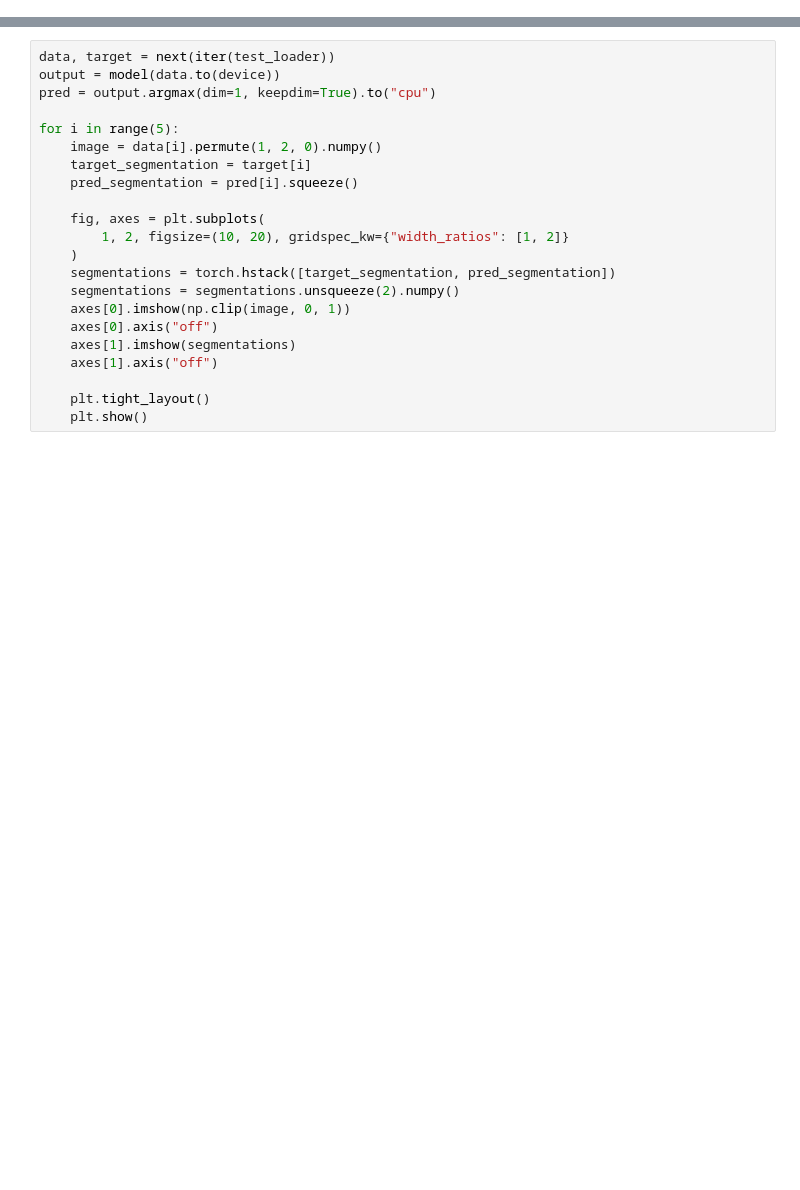
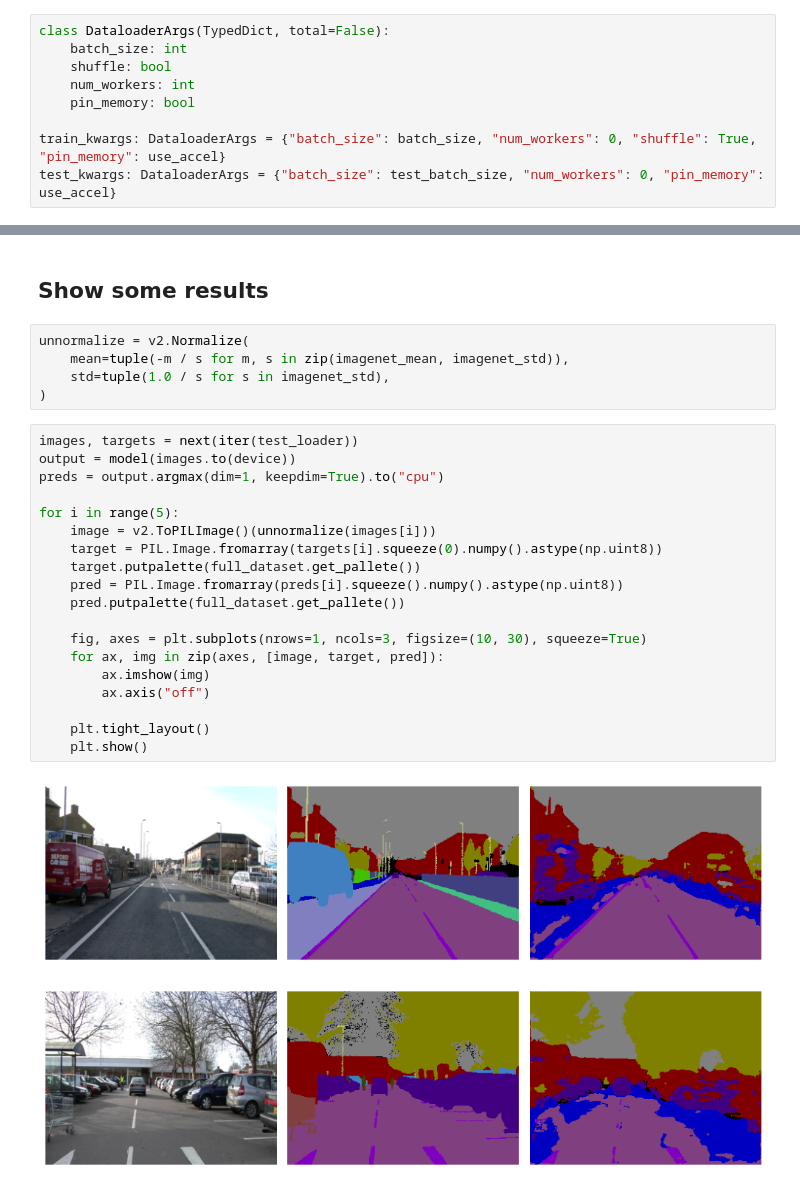
Before and after one commit to mim-ml-teaching/public-dnn-2025-26, a Jupyter notebook: docs/DNN-Lab-7-UNet-in-Pytorch-student-version.ipynb, the cells around one changed output, grey strips where cells are left out. Drawn from its saved outputs; the diff is of its cells as text; blank space fills up the shorter version.

```diff
--- a/docs/DNN-Lab-7-UNet-in-Pytorch-student-version.ipynb
+++ b/docs/DNN-Lab-7-UNet-in-Pytorch-student-version.ipynb
@@ -325,0 +362,9 @@ test_loader = torch.utils.data.DataLoader(test_dataset, **train_kwargs)
+# %%
+class DataloaderArgs(TypedDict, total=False):
+    batch_size: int
+    shuffle: bool
+    num_workers: int
+    pin_memory: bool
+
+train_kwargs: DataloaderArgs = {"batch_size": batch_size, "num_workers": 0, "shuffle": True, "pin_memory": use_accel}
+test_kwargs: DataloaderArgs = {"batch_size": test_batch_size, "num_workers": 0, "pin_memory": use_accel}
@@ -337,22 +445,29 @@ for epoch in range(1, epochs + 1):
+# %% [markdown]
+## Show some results
+# %%
+unnormalize = v2.Normalize(
+    mean=tuple(-m / s for m, s in zip(imagenet_mean, imagenet_std)),
+    std=tuple(1.0 / s for s in imagenet_std),
+)
 # %%
-data, target = next(iter(test_loader))
-output = model(data.to(device))
-pred = output.argmax(dim=1, keepdim=True).to("cpu")
+images, targets = next(iter(test_loader))
+output = model(images.to(device))
+preds = output.argmax(dim=1, keepdim=True).to("cpu")
 
 for i in range(5):
-    image = data[i].permute(1, 2, 0).numpy()
-    target_segmentation = target[i]
-    pred_segmentation = pred[i].squeeze()
+    image = v2.ToPILImage()(unnormalize(images[i]))
+    target = PIL.Image.fromarray(targets[i].squeeze(0).numpy().astype(np.uint8))
+    target.putpalette(full_dataset.get_pallete())
+    pred = PIL.Image.fromarray(preds[i].squeeze().numpy().astype(np.uint8))
+    pred.putpalette(full_dataset.get_pallete())
 
-    fig, axes = plt.subplots(
-        1, 2, figsize=(10, 20), gridspec_kw={"width_ratios": [1, 2]}
-    )
-    segmentations = torch.hstack([target_segmentation, pred_segmentation])
-    segmentations = segmentations.unsqueeze(2).numpy()
-    axes[0].imshow(np.clip(image, 0, 1))
-    axes[0].axis("off")
-    axes[1].imshow(segmentations)
-    axes[1].axis("off")
+    fig, axes = plt.subplots(nrows=1, ncols=3, figsize=(10, 30), squeeze=True)
+    for ax, img in zip(axes, [image, target, pred]):
+        ax.imshow(img)
+        ax.axis("off")
 
     plt.tight_layout()
     plt.show()
+# %% [output]
+[figure, added]
+[figure, added]
```
Also changed, not shown: parts of 26 cells of this notebook, 2 other files.
